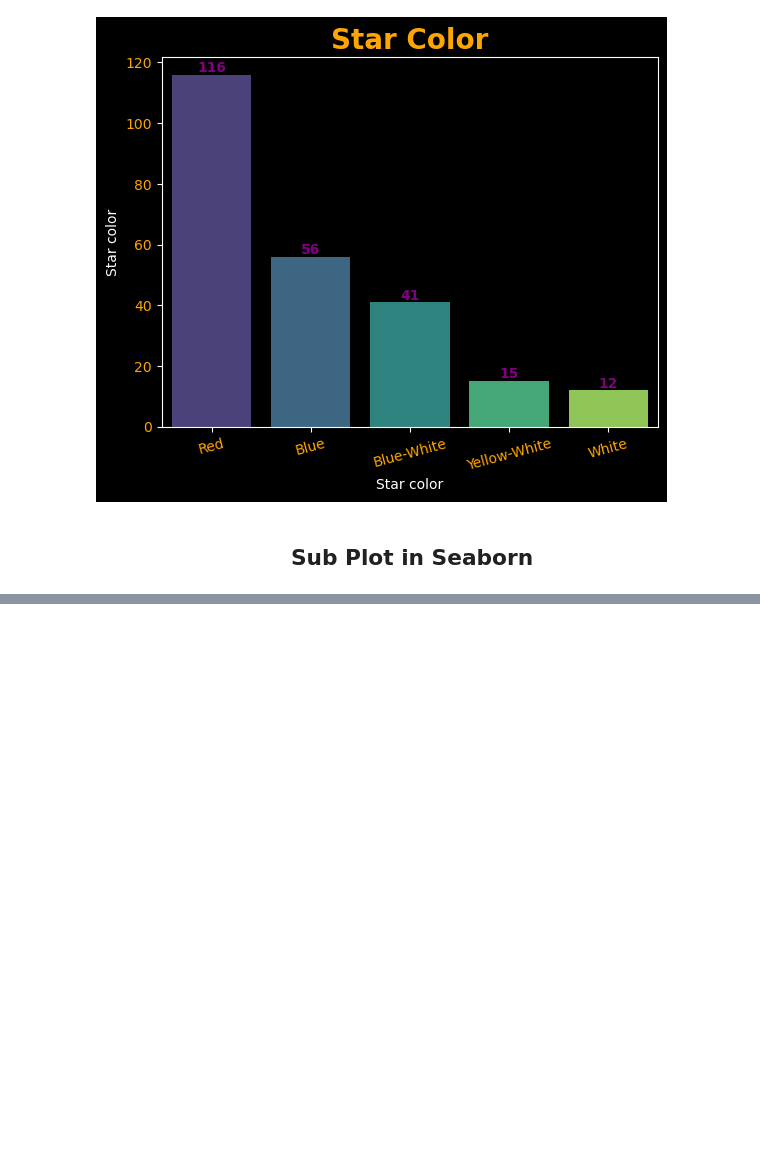
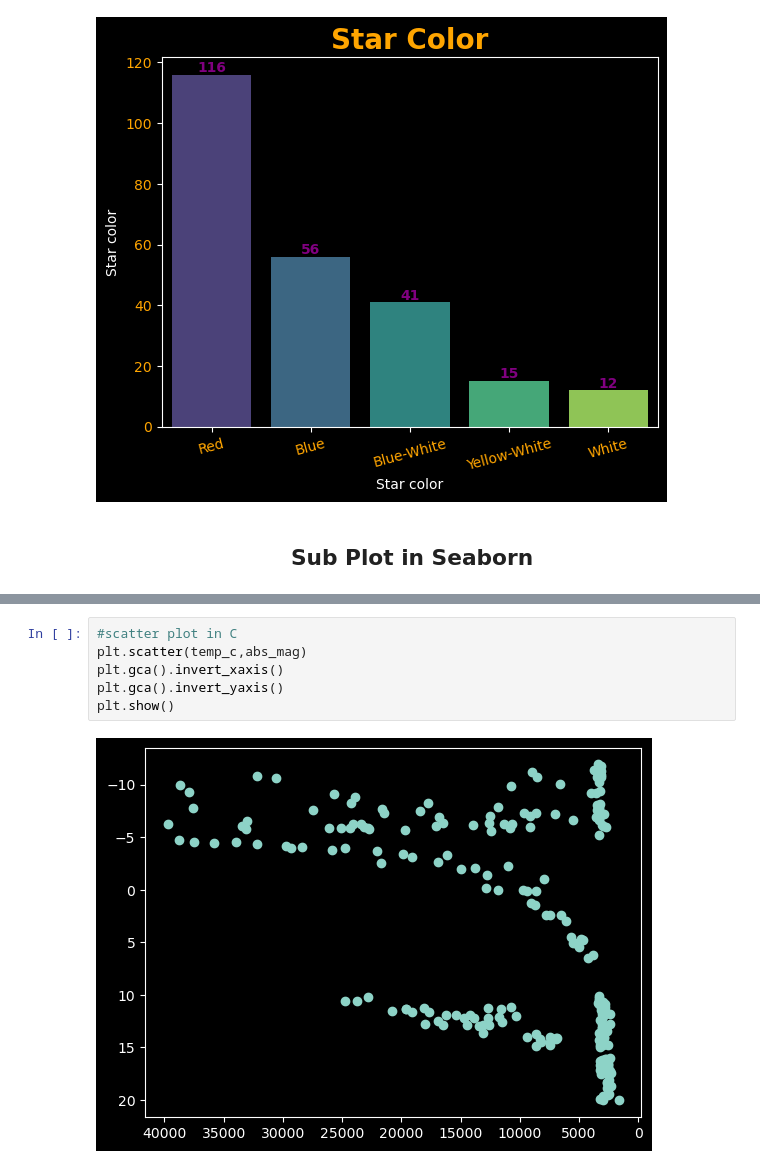
Before and after one commit to waseemofficial/Astronomical-Data-Analysis, a Jupyter notebook: Data_visualization.ipynb, the cells around one changed output, grey strips where cells are left out. Cells and saved outputs as stored; diff of their text form; blank space fills up the shorter version.

```diff
--- a/Data_visualization.ipynb
+++ b/Data_visualization.ipynb
@@ -106,0 +187,8 @@ plt.show()
+# %%
+#scatter plot in C
+plt.scatter(temp_c,abs_mag)
+plt.gca().invert_xaxis()
+plt.gca().invert_yaxis()
+plt.show()
+# %% [output]
+[figure, added]
```
Also changed, not shown: parts of 8 cells of this notebook, 2 other files.
